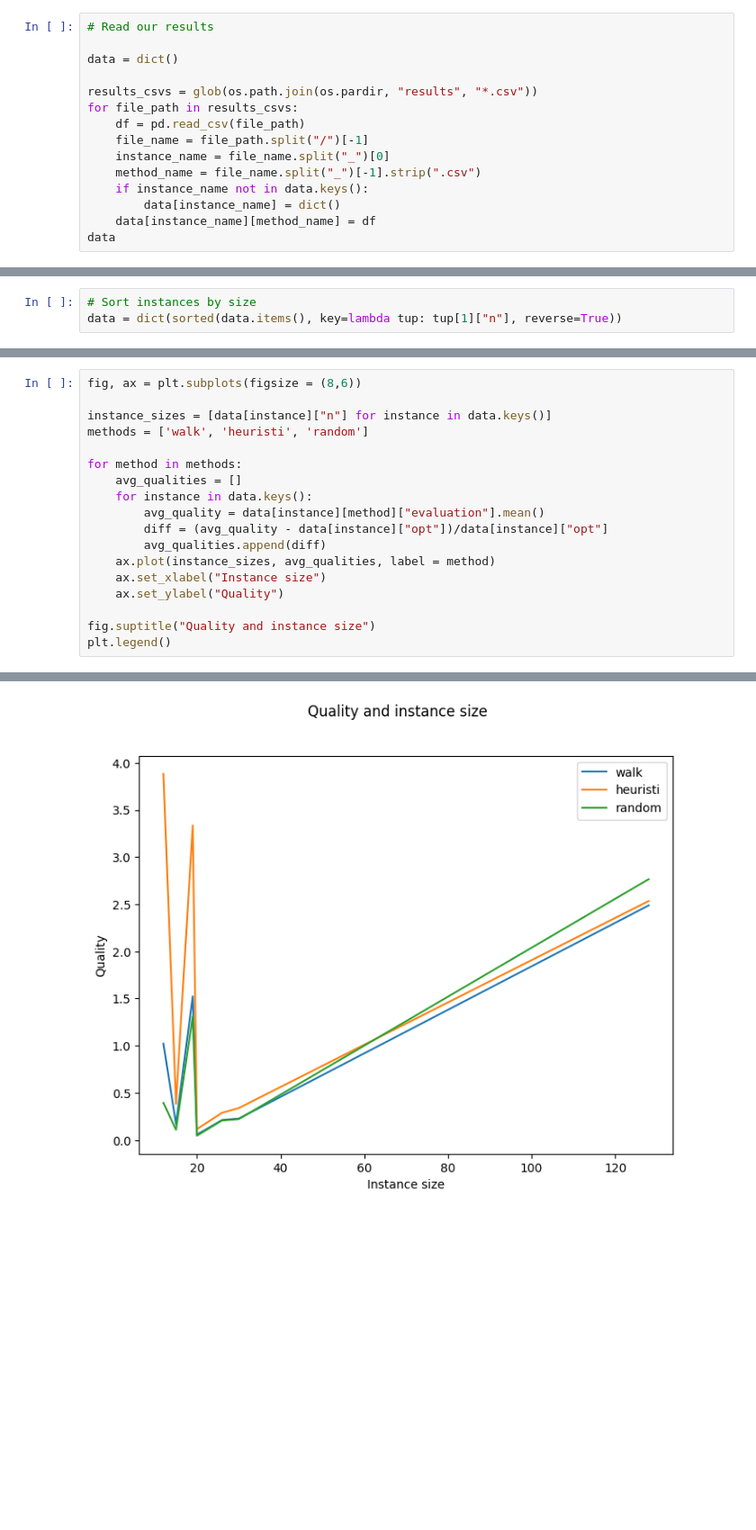
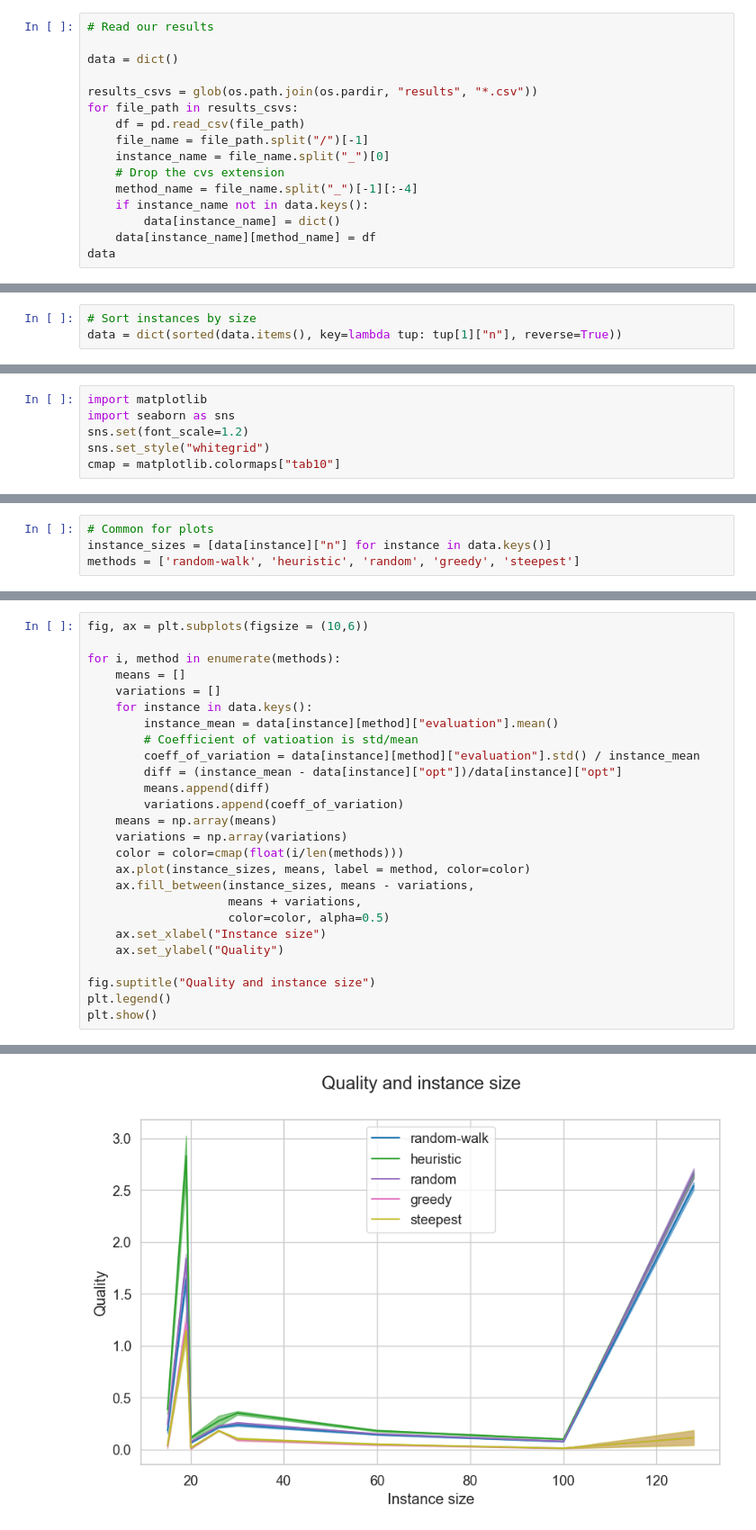
Before and after one commit to kapiblue/QAP-local-search, a Jupyter notebook: plotting/plot.ipynb, the cells around one changed output, grey strips where cells are left out. Shown at 90% size. Drawn from its saved outputs; the diff is of its cells as text; blank space fills up the shorter version.

```diff
--- a/plotting/plot.ipynb
+++ b/plotting/plot.ipynb
@@ -14,7 +15,8 @@ for file_path in results_csvs:
     df = pd.read_csv(file_path)
     file_name = file_path.split("/")[-1]
     instance_name = file_name.split("_")[0]
-    method_name = file_name.split("_")[-1].strip(".csv")
+    # Drop the cvs extension
+    method_name = file_name.split("_")[-1][:-4]
     if instance_name not in data.keys():
         data[instance_name] = dict()
     data[instance_name][method_name] = df
@@ -86,0 +91,6 @@ chr12a.dat dict_keys(['random', 'walk', 'heuristi', 'n', 'opt'])
+# %%
+import matplotlib
+import seaborn as sns
+sns.set(font_scale=1.2)
+sns.set_style("whitegrid")
+cmap = matplotlib.colormaps["tab10"]
@@ -86,0 +108,4 @@ chr12a.dat dict_keys(['random', 'walk', 'heuristi', 'n', 'opt'])
+# %%
+# Common for plots
+instance_sizes = [data[instance]["n"] for instance in data.keys()]
+methods = ['random-walk', 'heuristic', 'random', 'greedy', 'steepest']
@@ -87,19 +114,27 @@ chr12a.dat dict_keys(['random', 'walk', 'heuristi', 'n', 'opt'])
 # %%
-fig, ax = plt.subplots(figsize = (8,6))
+fig, ax = plt.subplots(figsize = (10,6))
 
-instance_sizes = [data[instance]["n"] for instance in data.keys()]
-methods = ['walk', 'heuristi', 'random']
-
-for method in methods:
-    avg_qualities = []
+for i, method in enumerate(methods):
+    means = []
+    variations = []
     for instance in data.keys():
-        avg_quality = data[instance][method]["evaluation"].mean()
-        diff = (avg_quality - data[instance]["opt"])/data[instance]["opt"]
-        avg_qualities.append(diff)
-    ax.plot(instance_sizes, avg_qualities, label = method)
+        instance_mean = data[instance][method]["evaluation"].mean()
+        # Coefficient of vatioation is std/mean
+        coeff_of_variation = data[instance][method]["evaluation"].std() / instance_mean
+        diff = (instance_mean - data[instance]["opt"])/data[instance]["opt"]
+        means.append(diff)
+        variations.append(coeff_of_variation)
+    means = np.array(means)
+    variations = np.array(variations)
+    color = color=cmap(float(i/len(methods)))
+    ax.plot(instance_sizes, means, label = method, color=color)
+    ax.fill_between(instance_sizes, means - variations,
+                    means + variations,
+                    color=color, alpha=0.5)
     ax.set_xlabel("Instance size")
     ax.set_ylabel("Quality")
 
 fig.suptitle("Quality and instance size")
 plt.legend()
+plt.show()
 # %% [output]
@@ -107 +141 @@ plt.legend()
-[figure, old version]
+[figure, new version]
```
Also changed, not shown: parts of 9 cells of this notebook, 9 other files.
